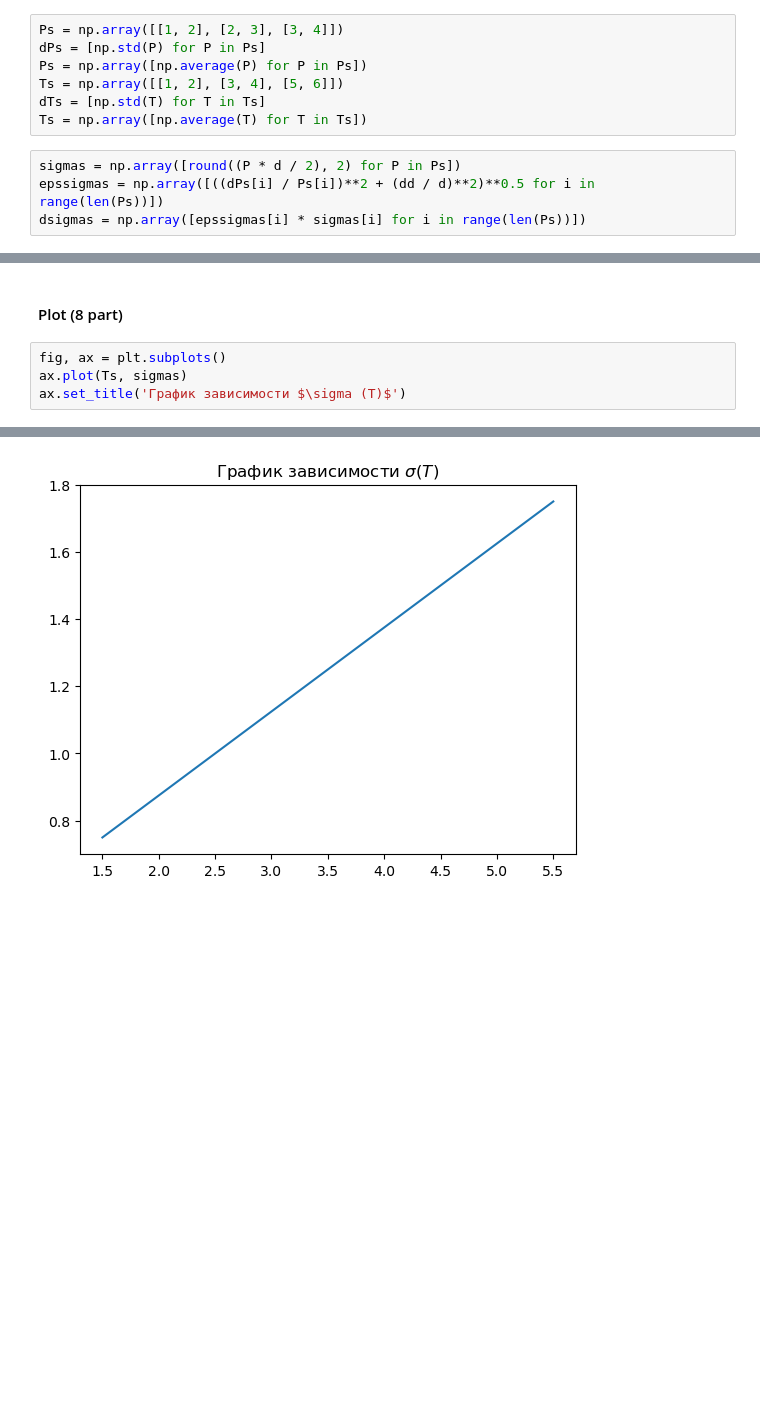
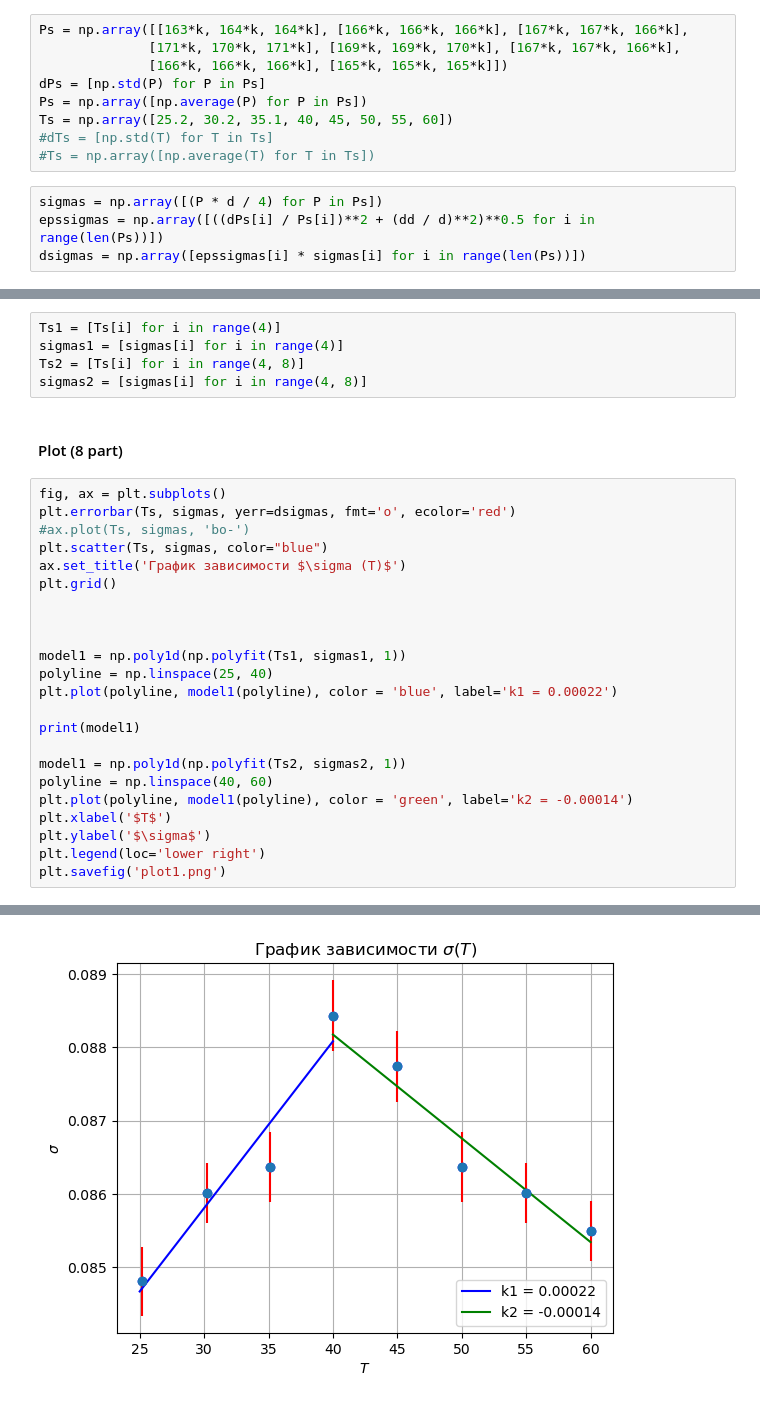
Before and after one commit to juliaProjorlivy/laba, a Jupyter notebook: 2_sem/laba_2.5.1/2.5.1.ipynb, the cells around one changed output, grey strips where cells are left out. Saved outputs shown, nothing was run; the diff lists cells and outputs as text; blank space fills up the shorter version.

```diff
--- a/2_sem/laba_2.5.1/2.5.1.ipynb
+++ b/2_sem/laba_2.5.1/2.5.1.ipynb
@@ -33,13 +62,15 @@ dh1, dh2
 # %% [markdown]
 #### Temperature (6-7 part)
 # %%
-Ps = np.array([[1, 2], [2, 3], [3, 4]])
+Ps = np.array([[163*k, 164*k, 164*k], [166*k, 166*k, 166*k], [167*k, 167*k, 166*k],
+              [171*k, 170*k, 171*k], [169*k, 169*k, 170*k], [167*k, 167*k, 166*k],
+              [166*k, 166*k, 166*k], [165*k, 165*k, 165*k]])
 dPs = [np.std(P) for P in Ps]
 Ps = np.array([np.average(P) for P in Ps])
-Ts = np.array([[1, 2], [3, 4], [5, 6]])
-dTs = [np.std(T) for T in Ts]
-Ts = np.array([np.average(T) for T in Ts])
+Ts = np.array([25.2, 30.2, 35.1, 40, 45, 50, 55, 60])
+#dTs = [np.std(T) for T in Ts]
+#Ts = np.array([np.average(T) for T in Ts])
 # %%
-sigmas = np.array([round((P * d / 2), 2) for P in Ps])
+sigmas = np.array([(P * d / 4) for P in Ps])
 epssigmas = np.array([((dPs[i] / Ps[i])**2 + (dd / d)**2)**0.5 for i in range(len(Ps))])
 dsigmas = np.array([epssigmas[i] * sigmas[i] for i in range(len(Ps))])
@@ -46,7 +82,31 @@ dsigmas = np.array([epssigmas[i] * sigmas[i] for i in range(len(Ps))])
+# %%
+Ts1 = [Ts[i] for i in range(4)]
+sigmas1 = [sigmas[i] for i in range(4)]
+Ts2 = [Ts[i] for i in range(4, 8)]
+sigmas2 = [sigmas[i] for i in range(4, 8)]
 # %% [markdown]
 #### Plot (8 part)
 # %%
 fig, ax = plt.subplots()
-ax.plot(Ts, sigmas)
+plt.errorbar(Ts, sigmas, yerr=dsigmas, fmt='o', ecolor='red')
+#ax.plot(Ts, sigmas, 'bo-')
+plt.scatter(Ts, sigmas, color="blue")
 ax.set_title('График зависимости $\sigma (T)$')
+plt.grid()
+
+
+
+model1 = np.poly1d(np.polyfit(Ts1, sigmas1, 1))
+polyline = np.linspace(25, 40)
+plt.plot(polyline, model1(polyline), color = 'blue', label='k1 = 0.00022')
+
+print(model1)
+
+model1 = np.poly1d(np.polyfit(Ts2, sigmas2, 1))
+polyline = np.linspace(40, 60)
+plt.plot(polyline, model1(polyline), color = 'green', label='k2 = -0.00014')
+plt.xlabel('$T$')
+plt.ylabel('$\sigma$')
+plt.legend(loc='lower right')
+plt.savefig('plot1.png')
 # %% [output]
@@ -54 +114 @@ Text(0.5, 1.0, 'График зависимости $\\sigma (T)$')
-[figure, old version]
+[figure, new version]
```
Also changed, not shown: parts of 13 cells of this notebook, 11 other files.
